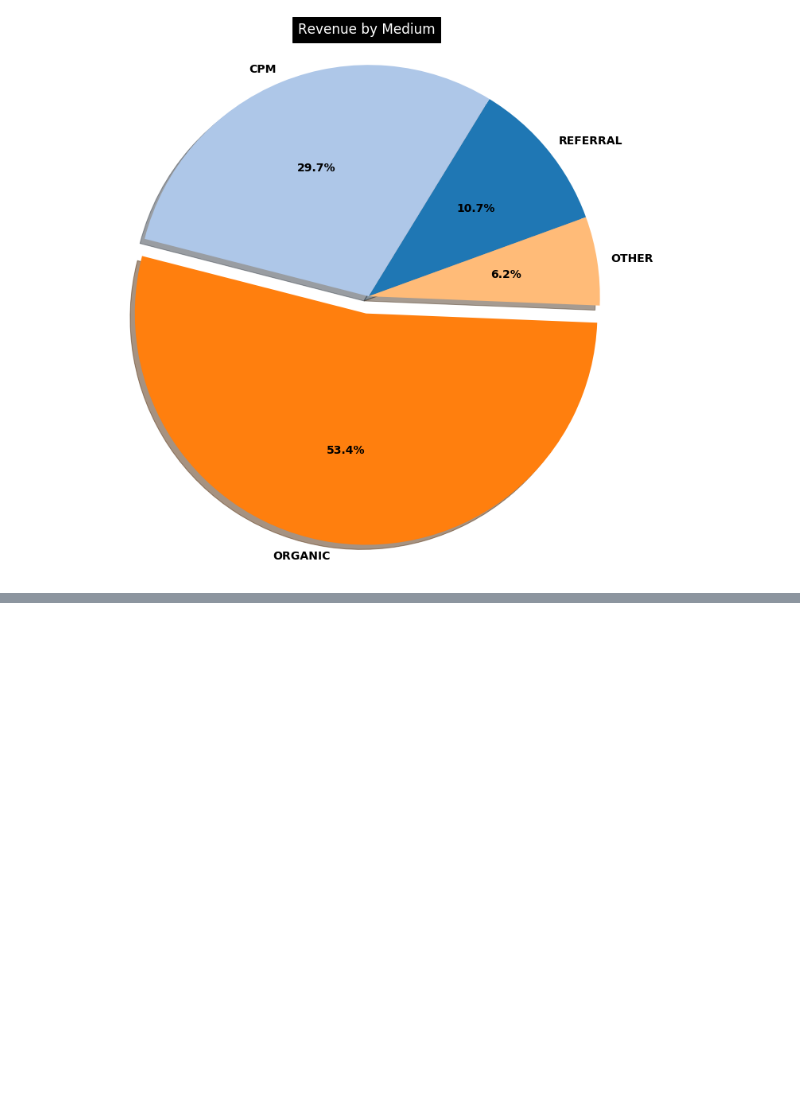
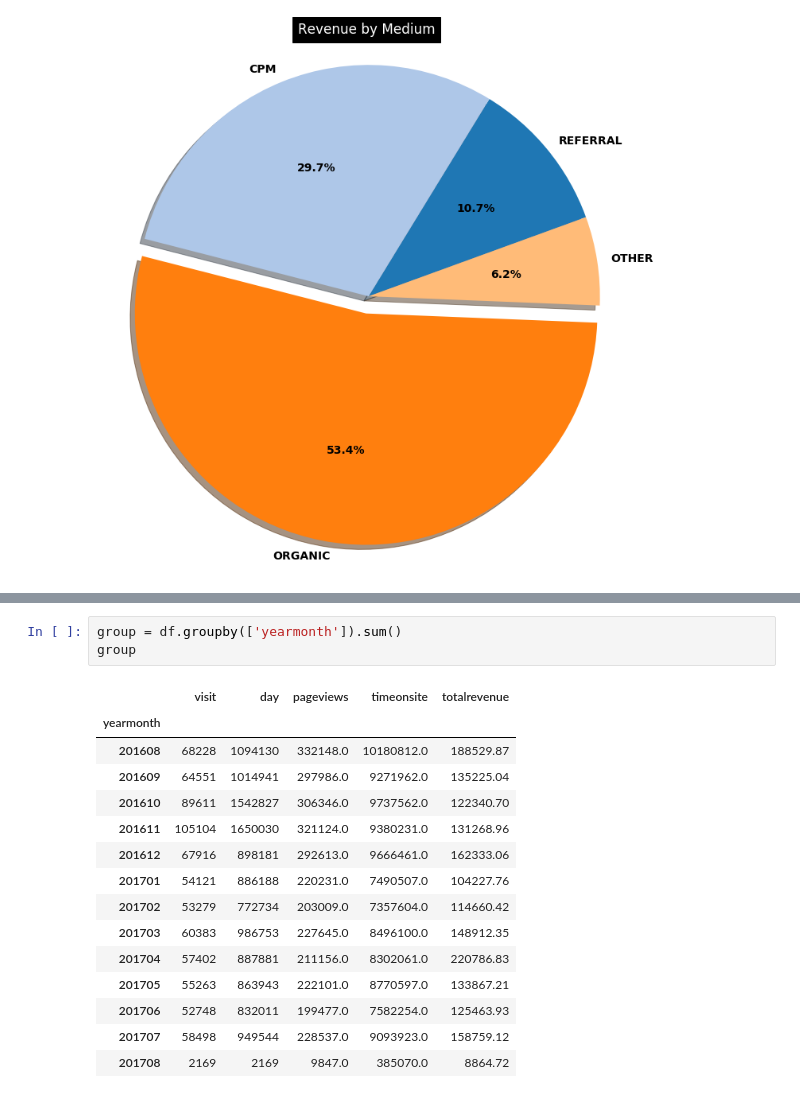
Before and after one commit to cliff-cheng/Capstone1, a Jupyter notebook: Ecommerce.ipynb, the cells around one changed output, grey strips where cells are left out. Cells and saved outputs as stored; diff of their text form; blank space fills up the shorter version.

```diff
--- a/Ecommerce.ipynb
+++ b/Ecommerce.ipynb
@@ -285,0 +298,19 @@ pie_chart(df, 'medium', 'totalrevenue', 0.02, 2, 'Revenue by Medium')
+# %%
+group = df.groupby(['yearmonth']).sum()
+group
+# %% [output]
+|  | visit | day | pageviews | timeonsite | totalrevenue |
+| yearmonth |  |  |  |  |  |
+| 201608 | 68228 | 1094130 | 332148.0 | 10180812.0 | 188529.87 |
+| 201609 | 64551 | 1014941 | 297986.0 | 9271962.0 | 135225.04 |
+| 201610 | 89611 | 1542827 | 306346.0 | 9737562.0 | 122340.70 |
+| 201611 | 105104 | 1650030 | 321124.0 | 9380231.0 | 131268.96 |
+| 201612 | 67916 | 898181 | 292613.0 | 9666461.0 | 162333.06 |
+| 201701 | 54121 | 886188 | 220231.0 | 7490507.0 | 104227.76 |
+| 201702 | 53279 | 772734 | 203009.0 | 7357604.0 | 114660.42 |
+| 201703 | 60383 | 986753 | 227645.0 | 8496100.0 | 148912.35 |
+| 201704 | 57402 | 887881 | 211156.0 | 8302061.0 | 220786.83 |
+| 201705 | 55263 | 863943 | 222101.0 | 8770597.0 | 133867.21 |
+| 201706 | 52748 | 832011 | 199477.0 | 7582254.0 | 125463.93 |
+| 201707 | 58498 | 949544 | 228537.0 | 9093923.0 | 158759.12 |
+| 201708 | 2169 | 2169 | 9847.0 | 385070.0 | 8864.72 |
```
Also changed, not shown: parts of 8 cells of this notebook.
